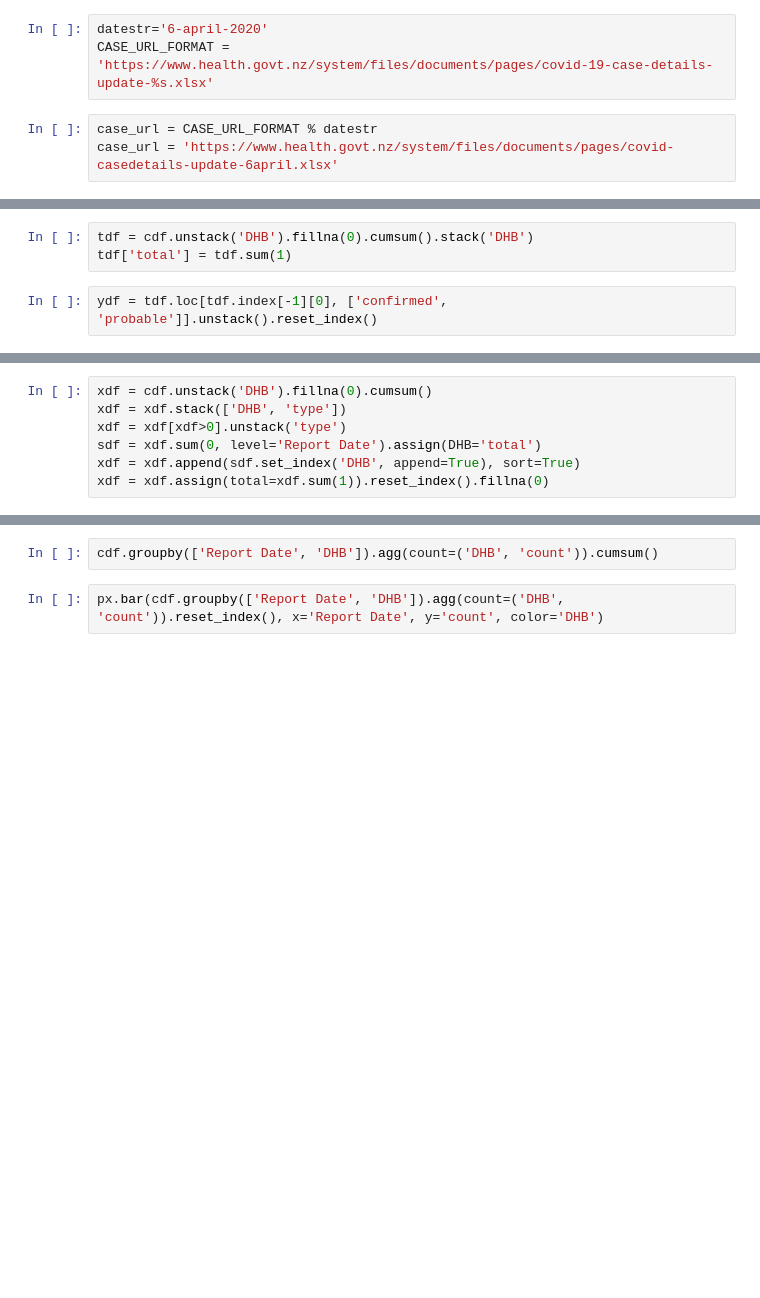
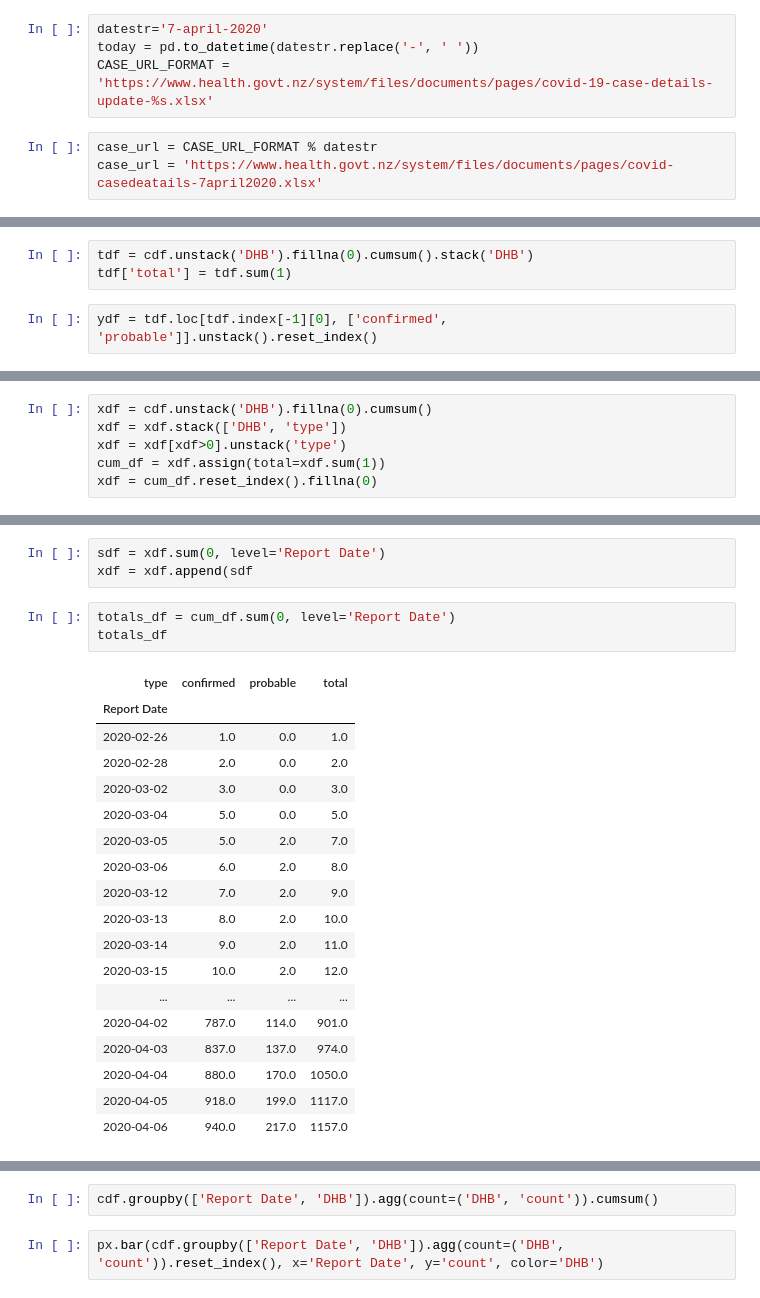
Before and after one commit to timmclennan/timmclennan.github.io, a Jupyter notebook: source/Coronavirus.ipynb, the cells around one changed output, grey strips where cells are left out. Saved outputs shown, nothing was run; the diff lists cells and outputs as text; blank space fills up the shorter version.

Commit message:
April 7 update

```diff
--- a/source/Coronavirus.ipynb
+++ b/source/Coronavirus.ipynb
@@ -8,8 +6,9 @@ plotly.io.renderers.default = 'notebook_connected'
 # %%
 DHBS = ['Northland', 'Waitemata', 'Auckland', 'Counties Manukau', 'Waikato', 'Bay of Plenty', 'Tairawhiti', 'Lakes','Taranaki', "Hawke's Bay", 'Whanganui', 'MidCentral', 'Hutt Valley', 'Capital and Coast', 'Wairarapa', 'Nelson Marlborough', 'West Coast', 'Canterbury',  'South Canterbury', 'Southern']
 # %%
-datestr='6-april-2020'
+datestr='7-april-2020'
+today = pd.to_datetime(datestr.replace('-', ' '))
 CASE_URL_FORMAT = 'https://www.health.govt.nz/system/files/documents/pages/covid-19-case-details-update-%s.xlsx'
 # %%
 case_url = CASE_URL_FORMAT % datestr
-case_url = 'https://www.health.govt.nz/system/files/documents/pages/covid-casedetails-update-6april.xlsx'
+case_url = 'https://www.health.govt.nz/system/files/documents/pages/covid-casedeatails-7april2020.xlsx'
@@ -46,6 +43,5 @@ px.bar(ydf, y='DHB', x=0, orientation='h', color='type', category_orders={'DHB':
 xdf = cdf.unstack('DHB').fillna(0).cumsum()
 xdf = xdf.stack(['DHB', 'type'])
 xdf = xdf[xdf>0].unstack('type')
-sdf = xdf.sum(0, level='Report Date').assign(DHB='total')
-xdf = xdf.append(sdf.set_index('DHB', append=True), sort=True)
-xdf = xdf.assign(total=xdf.sum(1)).reset_index().fillna(0)
+cum_df = xdf.assign(total=xdf.sum(1))
+xdf = cum_df.reset_index().fillna(0)
@@ -52 +65,26 @@ xdf = xdf.assign(total=xdf.sum(1)).reset_index().fillna(0)
+# %%
+sdf = xdf.sum(0, level='Report Date')
+xdf = xdf.append(sdf
+# %%
+totals_df = cum_df.sum(0, level='Report Date')
+totals_df
+# %% [output]
+| type | confirmed | probable | total |
+| Report Date |  |  |  |
+| 2020-02-26 | 1.0 | 0.0 | 1.0 |
+| 2020-02-28 | 2.0 | 0.0 | 2.0 |
+| 2020-03-02 | 3.0 | 0.0 | 3.0 |
+| 2020-03-04 | 5.0 | 0.0 | 5.0 |
+| 2020-03-05 | 5.0 | 2.0 | 7.0 |
+| 2020-03-06 | 6.0 | 2.0 | 8.0 |
+| 2020-03-12 | 7.0 | 2.0 | 9.0 |
+| 2020-03-13 | 8.0 | 2.0 | 10.0 |
+| 2020-03-14 | 9.0 | 2.0 | 11.0 |
+| 2020-03-15 | 10.0 | 2.0 | 12.0 |
+| ... | ... | ... | ... |
+| 2020-04-02 | 787.0 | 114.0 | 901.0 |
+| 2020-04-03 | 837.0 | 137.0 | 974.0 |
+| 2020-04-04 | 880.0 | 170.0 | 1050.0 |
+| 2020-04-05 | 918.0 | 199.0 | 1117.0 |
+| 2020-04-06 | 940.0 | 217.0 | 1157.0 |
 # %%
```
Also changed, not shown: parts of 9 cells of this notebook, 5 other files.
